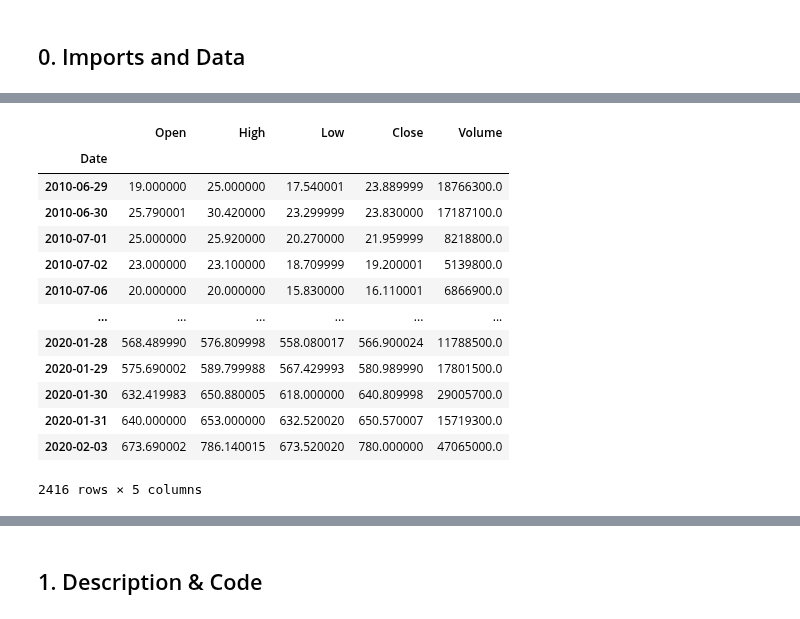
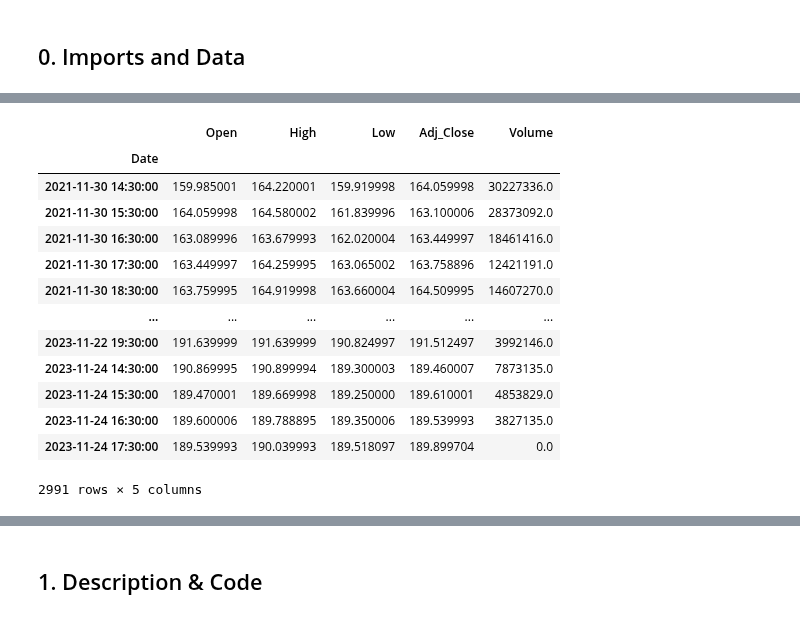
Before and after one commit to LeodeN2000/Financial_Trend_Forecasting, a Jupyter notebook: notebooks/Technical_Indicators/Technical_Indicators.ipynb, the cells around one changed output, grey strips where cells are left out. Saved outputs shown, nothing was run; the diff lists cells and outputs as text; code cells hidden in the pictures.

```diff
--- a/notebooks/Technical_Indicators/Technical_Indicators.ipynb
+++ b/notebooks/Technical_Indicators/Technical_Indicators.ipynb
@@ -20,3 +31,21 @@ Volume         int64
 dtype: object
 # %%
-df = data
+df = data.copy()
+# %%
+def drop_nan_rows(df):
+    """
+    Drop all rows with NaN values from a DataFrame.
+
+    Parameters:
+    - df (pd.DataFrame): Input DataFrame.
+
+    Returns:
+    - pd.DataFrame: DataFrame with NaN rows dropped.
+    """
+    # Drop rows with NaN values
+    df = df.dropna()
+
+    return df
+# %%
+df = drop_nan_rows(df)
+df
@@ -23,5 +66,5 @@ df = data
 # %%
-def preprocess(df, Date_column, Open_column, High_column, Low_column, Close_column, Volume_column):
+def data_formating(df, Date_column, Open_column, High_column, Low_column, Adj_Close_column, Volume_column):
     """
     Preprocess a DataFrame by renaming columns, setting columns to float64,
     dropping unnecessary columns, setting the 'date' column to datetime type,
@@ -40,19 +83,19 @@ def preprocess(df, Date_column, Open_column, High_column, Low_column, Close_colu
         Open_column: 'Open',
         High_column: 'High',
         Low_column: 'Low',
-        Close_column: 'Close',
+        Adj_Close_column: 'Adj_Close',
         Volume_column: 'Volume',
     })
 
     # Step 2: Set columns to float64
-    df = df.astype({'Open': 'float64', 'High': 'float64', 'Low': 'float64', 'Close': 'float64', 'Volume': 'float64'})
+    df = df.astype({'Open': 'float32', 'High': 'float32', 'Low': 'float32', 'Adj_Close': 'float32', 'Volume': 'float32'})
 
     # Step 3: Drop all other columns
-    columns_to_keep = ['Date', 'Open', 'High', 'Low', 'Close', 'Volume']
+    columns_to_keep = ['Date', 'Open', 'High', 'Low', 'Adj_Close', 'Volume']
     df = df[columns_to_keep]
 
     # Step 4: Set 'date' column to datetime type
-    df['Date'] = pd.to_datetime(df['Date'], format='%Y-%m-%d')
+    df['Date'] = pd.to_datetime(df['Date'], format='mixed')
 
     # Step 5: Set 'date' column as the index
     df.set_index('Date', inplace=True)
@@ -61,21 +124,21 @@ def preprocess(df, Date_column, Open_column, High_column, Low_column, Close_colu
 # %%
-df = preprocess(df, 'Date', 'Open', 'High', 'Low', 'Close', 'Volume')
+df = data_formating(df, 'Unnamed: 0', 'Open-AAPL', 'High-AAPL', 'Low-AAPL', 'Adj Close-AAPL', 'Volume-AAPL')
 df
 # %% [output]
-|  | Open | High | Low | Close | Volume |
+|  | Open | High | Low | Adj_Close | Volume |
 | Date |  |  |  |  |  |
-| 2010-06-29 | 19.000000 | 25.000000 | 17.540001 | 23.889999 | 18766300.0 |
-| 2010-06-30 | 25.790001 | 30.420000 | 23.299999 | 23.830000 | 17187100.0 |
-| 2010-07-01 | 25.000000 | 25.920000 | 20.270000 | 21.959999 | 8218800.0 |
-| 2010-07-02 | 23.000000 | 23.100000 | 18.709999 | 19.200001 | 5139800.0 |
-| 2010-07-06 | 20.000000 | 20.000000 | 15.830000 | 16.110001 | 6866900.0 |
+| 2021-11-30 14:30:00 | 159.985001 | 164.220001 | 159.919998 | 164.059998 | 30227336.0 |
+| 2021-11-30 15:30:00 | 164.059998 | 164.580002 | 161.839996 | 163.100006 | 28373092.0 |
+| 2021-11-30 16:30:00 | 163.089996 | 163.679993 | 162.020004 | 163.449997 | 18461416.0 |
+| 2021-11-30 17:30:00 | 163.449997 | 164.259995 | 163.065002 | 163.758896 | 12421191.0 |
+| 2021-11-30 18:30:00 | 163.759995 | 164.919998 | 163.660004 | 164.509995 | 14607270.0 |
 | ... | ... | ... | ... | ... | ... |
-| 2020-01-28 | 568.489990 | 576.809998 | 558.080017 | 566.900024 | 11788500.0 |
-| 2020-01-29 | 575.690002 | 589.799988 | 567.429993 | 580.989990 | 17801500.0 |
-| 2020-01-30 | 632.419983 | 650.880005 | 618.000000 | 640.809998 | 29005700.0 |
-| 2020-01-31 | 640.000000 | 653.000000 | 632.520020 | 650.570007 | 15719300.0 |
-| 2020-02-03 | 673.690002 | 786.140015 | 673.520020 | 780.000000 | 47065000.0 |
+| 2023-11-22 19:30:00 | 191.639999 | 191.639999 | 190.824997 | 191.512497 | 3992146.0 |
+| 2023-11-24 14:30:00 | 190.869995 | 190.899994 | 189.300003 | 189.460007 | 7873135.0 |
+| 2023-11-24 15:30:00 | 189.470001 | 189.669998 | 189.250000 | 189.610001 | 4853829.0 |
+| 2023-11-24 16:30:00 | 189.600006 | 189.788895 | 189.350006 | 189.539993 | 3827135.0 |
+| 2023-11-24 17:30:00 | 189.539993 | 190.039993 | 189.518097 | 189.899704 | 0.0 |
-2416 rows × 5 columns
+2991 rows × 5 columns
 # %%
 df.dtypes
 # %% [output]
```
Also changed, not shown: parts of 44 cells of this notebook.
